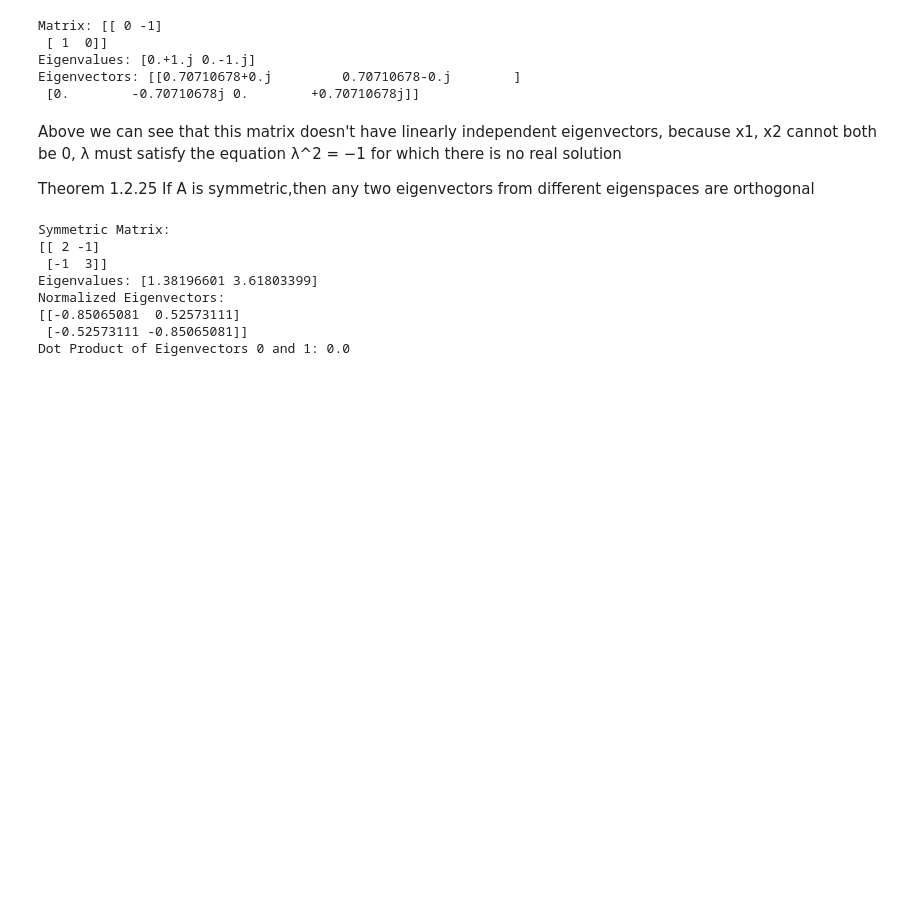
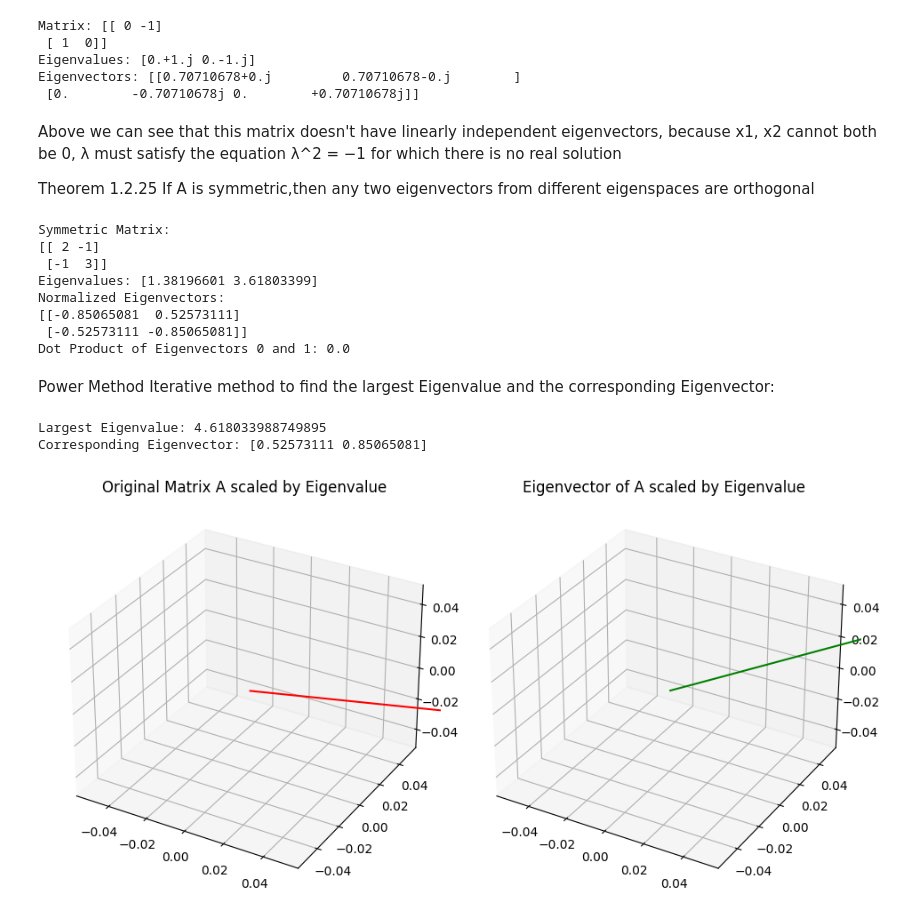
Before and after one commit to shurmez01/MAT422, a Jupyter notebook: LinearAlgebra1_2.ipynb, the cells around one changed output. Cells and saved outputs as stored; diff of their text form; code cells hidden in the pictures; blank space fills up the shorter version.

```diff
--- a/LinearAlgebra1_2.ipynb
+++ b/LinearAlgebra1_2.ipynb
@@ -151,3 +151,73 @@ Normalized Eigenvectors:
 [[-0.85065081  0.52573111]
  [-0.52573111 -0.85065081]]
 Dot Product of Eigenvectors 0 and 1: 0.0
+# %% [markdown]
+Power Method
+Iterative method to find the largest Eigenvalue and the corresponding Eigenvector:
+# %%
+import numpy as np
+def power_iteration(A, num_iterations):
+    n = A.shape[0]
+    x = np.random.rand(n)  # Initialize a random vector
+    for _ in range(num_iterations):
+        x = A @ x  # Apply matrix-vector multiplication
+        x = x / np.linalg.norm(x)  # Normalize the vector
+    eigenvalue = x @ (A @ x)  # Approximate the largest eigenvalue
+    eigenvector = x / np.linalg.norm(x)  # Normalize the eigenvector
+    return eigenvalue, eigenvector
+
+# Example usage
+A = np.array([[3, 1], [1, 4]])  # Replace this with your matrix
+num_iterations = 100  # Number of iterations
+
+largest_eigenvalue, corresponding_eigenvector = power_iteration(A, num_iterations)
+print("Largest Eigenvalue:", largest_eigenvalue)
+print("Corresponding Eigenvector:", corresponding_eigenvector)
+# %% [output]
+Largest Eigenvalue: 4.618033988749895
+Corresponding Eigenvector: [0.52573111 0.85065081]
+# %%
+import numpy as np
+import matplotlib.pyplot as plt
+
+def power_iteration(A, num_iterations):
+    n = A.shape[0]
+    x = np.random.rand(n)
+    eigenvalue_history = []
+
+    for _ in range(num_iterations):
+        x = A @ x
+        x = x / np.linalg.norm(x)
+        eigenvalue = x @ (A @ x)
+        eigenvalue_history.append(eigenvalue)
+
+    eigenvector = x / np.linalg.norm(x)
+    return eigenvalue_history, eigenvector
+
+
+A = np.array([[3, 1], [1, 4]])
+num_iterations = 20
+
+eigenvalue_history, corresponding_eigenvector = power_iteration(A, num_iterations)
+
+# 3D Quiver Plot for Original Matrix Scaled by Eigenvalue
+fig = plt.figure(figsize=plt.figaspect(0.5))
+
+# Subplot for Original Matrix Scaled by Eigenvalue
+ax1 = fig.add_subplot(1, 2, 1, projection='3d')
+scaled_matrix = A * eigenvalue_history[-1]
+ax1.quiver(0, 0, 0, scaled_matrix[0, 0], scaled_matrix[0, 1], 0,
+           length=0.2, normalize=True, color='r')
+ax1.set_title('Original Matrix A scaled by Eigenvalue')
+
+# Subplot for Eigenvector Scaled by Eigenvalue
+ax2 = fig.add_subplot(1, 2, 2, projection='3d')
+scaled_eigenvector = corresponding_eigenvector * eigenvalue_history[-1]
+ax2.quiver(0, 0, 0, scaled_eigenvector[0], scaled_eigenvector[1], 0,
+           length=0.2, normalize=True, color='g')
+ax2.set_title('Eigenvector of A scaled by Eigenvalue')
+
+plt.tight_layout()
+plt.show()
+# %% [output]
+[figure, added]
```
